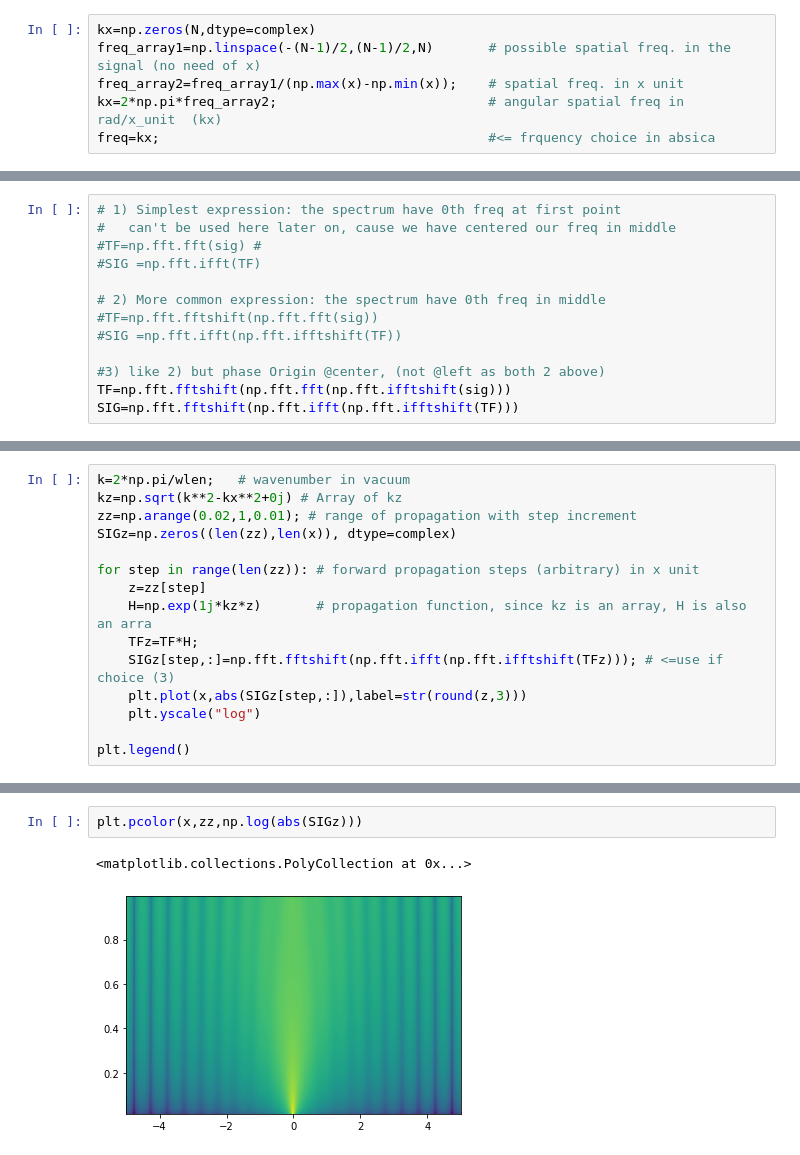
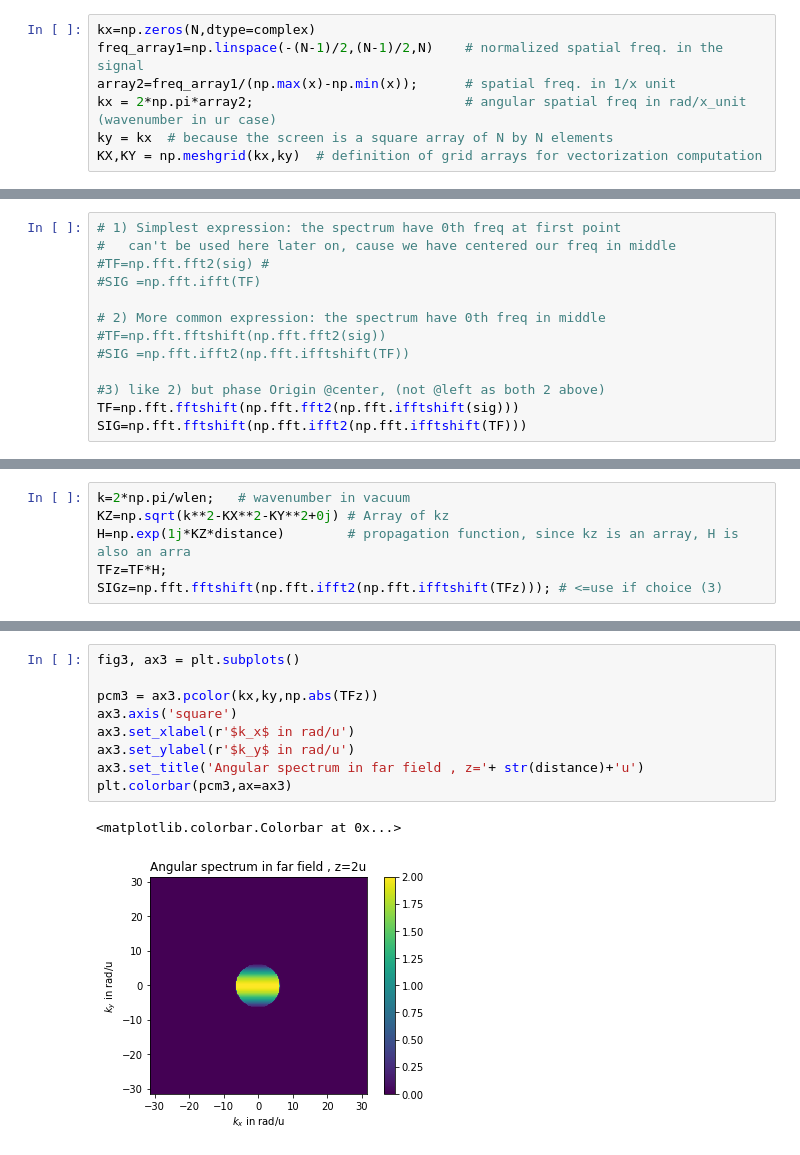
Before and after one commit to LbZy-3/PWD, a Jupyter notebook: PWD.ipynb, the cells around one changed output, grey strips where cells are left out. Cells and saved outputs as stored; diff of their text form.

```diff
--- a/PWD.ipynb
+++ b/PWD.ipynb
@@ -24,7 +47,8 @@ sig[500]=1
 # %%
 kx=np.zeros(N,dtype=complex)
-freq_array1=np.linspace(-(N-1)/2,(N-1)/2,N)       # possible spatial freq. in the signal (no need of x)
-freq_array2=freq_array1/(np.max(x)-np.min(x));    # spatial freq. in x unit
-kx=2*np.pi*freq_array2;                           # angular spatial freq in rad/x_unit  (kx)
-freq=kx;                                          #<= frquency choice in absica
+freq_array1=np.linspace(-(N-1)/2,(N-1)/2,N)    # normalized spatial freq. in the signal
+array2=freq_array1/(np.max(x)-np.min(x));      # spatial freq. in 1/x unit
+kx = 2*np.pi*array2;                           # angular spatial freq in rad/x_unit  (wavenumber in ur case)
+ky = kx  # because the screen is a square array of N by N elements
+KX,KY = np.meshgrid(kx,ky)  # definition of grid arrays for vectorization computation
 # %% [markdown]
@@ -32,14 +56,14 @@ freq=kx;                                          #<= frquency choice in absica
 # %%
 # 1) Simplest expression: the spectrum have 0th freq at first point
 #   can't be used here later on, cause we have centered our freq in middle
-#TF=np.fft.fft(sig) #
+#TF=np.fft.fft2(sig) #
 #SIG =np.fft.ifft(TF)
 
 # 2) More common expression: the spectrum have 0th freq in middle
-#TF=np.fft.fftshift(np.fft.fft(sig))
-#SIG =np.fft.ifft(np.fft.ifftshift(TF))
+#TF=np.fft.fftshift(np.fft.fft2(sig))
+#SIG =np.fft.ifft2(np.fft.ifftshift(TF))
 
 #3) like 2) but phase Origin @center, (not @left as both 2 above)
-TF=np.fft.fftshift(np.fft.fft(np.fft.ifftshift(sig)))
-SIG=np.fft.fftshift(np.fft.ifft(np.fft.ifftshift(TF)))
+TF=np.fft.fftshift(np.fft.fft2(np.fft.ifftshift(sig)))
+SIG=np.fft.fftshift(np.fft.ifft2(np.fft.ifftshift(TF)))
 # %% [markdown]
@@ -70,15 +88,6 @@ plt.legend()
 # %%
 k=2*np.pi/wlen;   # wavenumber in vacuum
-kz=np.sqrt(k**2-kx**2+0j) # Array of kz
-zz=np.arange(0.02,1,0.01); # range of propagation with step increment
-SIGz=np.zeros((len(zz),len(x)), dtype=complex)
-
-for step in range(len(zz)): # forward propagation steps (arbitrary) in x unit
-    z=zz[step]
-    H=np.exp(1j*kz*z)       # propagation function, since kz is an array, H is also an arra
-    TFz=TF*H;
-    SIGz[step,:]=np.fft.fftshift(np.fft.ifft(np.fft.ifftshift(TFz))); # <=use if choice (3)
-    plt.plot(x,abs(SIGz[step,:]),label=str(round(z,3)))
-    plt.yscale("log")
-
-plt.legend()
+KZ=np.sqrt(k**2-KX**2-KY**2+0j) # Array of kz
+H=np.exp(1j*KZ*distance)        # propagation function, since kz is an array, H is also an arra
+TFz=TF*H;
+SIGz=np.fft.fftshift(np.fft.ifft2(np.fft.ifftshift(TFz))); # <=use if choice (3)
@@ -88,5 +94,12 @@ plt.legend()
 # %%
-plt.pcolor(x,zz,np.log(abs(SIGz)))
+fig3, ax3 = plt.subplots()
+
+pcm3 = ax3.pcolor(kx,ky,np.abs(TFz))
+ax3.axis('square')
+ax3.set_xlabel(r'$k_x$ in rad/u')
+ax3.set_ylabel(r'$k_y$ in rad/u')
+ax3.set_title('Angular spectrum in far field , z='+ str(distance)+'u')
+plt.colorbar(pcm3,ax=ax3)
 # %% [output]
-<matplotlib.collections.PolyCollection at 0x...>
+<matplotlib.colorbar.Colorbar at 0x...>
-[figure, old version]
+[figure, new version]
```
Also changed, not shown: parts of 22 cells of this notebook.
